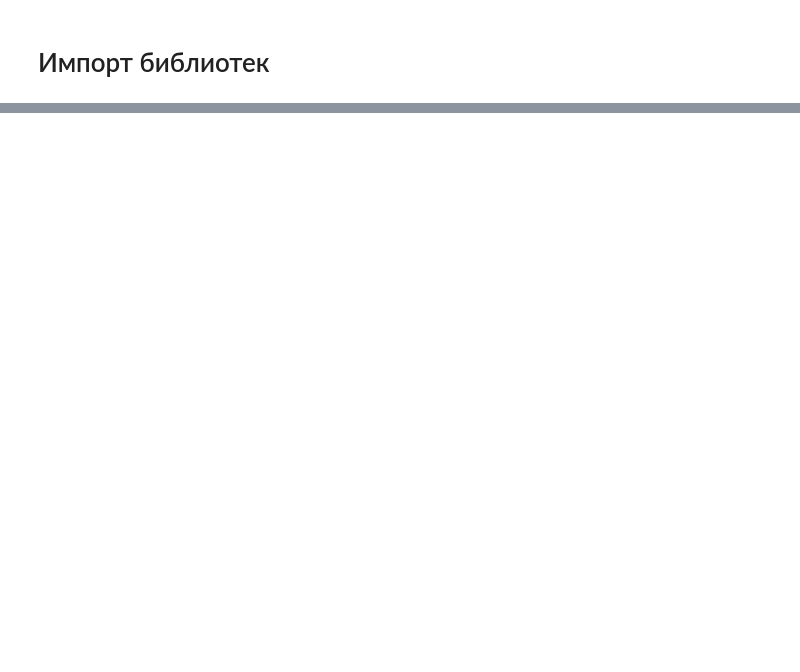
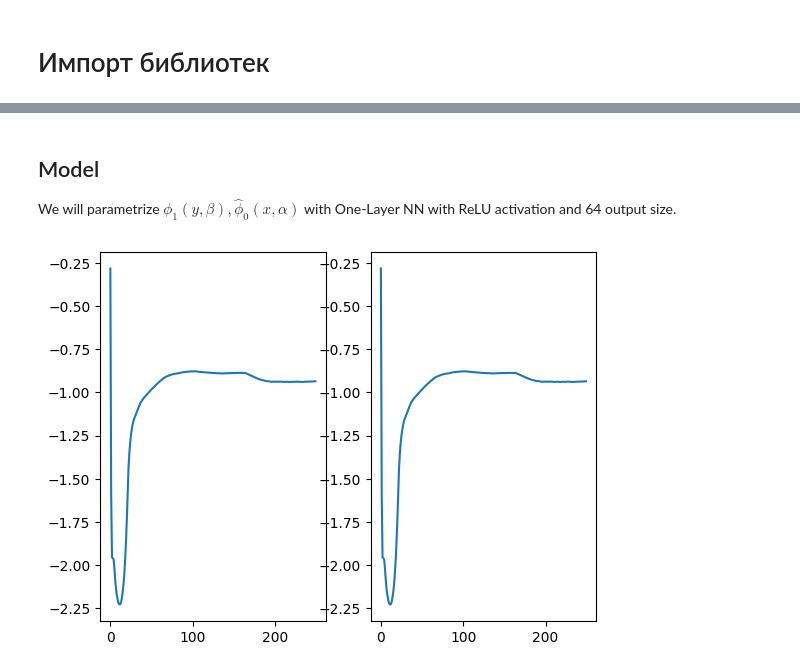
Before and after one commit to gregkseno/masters-thesis, a Jupyter notebook: code/main.ipynb, the cells around one changed output, grey strips where cells are left out. Drawn from its saved outputs; the diff is of its cells as text; code cells hidden in the pictures; blank space fills up the shorter version.

```diff
--- a/code/main.ipynb
+++ b/code/main.ipynb
@@ -79,0 +107,3 @@ plt.show()
+# %% [markdown]
+## Model
+We will parametrize $\phi_1(y, \beta), \hat\phi_0(x, \alpha)$ with One-Layer NN with ReLU activation and 64 output size.
@@ -79,0 +141,33 @@ plt.show()
+# %%
+losses = {
+    'forward': [],
+    'backward': []
+}
+
+samples_probs = normal_1.log_prob(norm_1).exp()[:, None]
+
+for i in tqdm(range(EPOCHS)):
+    temp_loss = 0
+    for j in range(INNER_STEP):
+        optimizer_forward.zero_grad()
+        output = phi_0(norm_1)
+        model_log = output.log().mean(dim=0)
+        constraint = (phi_1(y_x.reshape(-1, 1)).reshape(400, -1, 1).mean(dim=0) * output / samples_probs).mean(dim=0)
+
+        loss_forward =  -(model_log - constraint).mean()
+        temp_loss += loss_forward.cpu().detach().numpy()
+        loss_forward.backward()
+        optimizer_forward.step()
+    losses['forward'].append(temp_loss/INNER_STEP)
+
+    temp_loss = 0
+    for j in range(INNER_STEP):
+        optimizer_backward.zero_grad()
+        model_log = phi_1(norm_2).log().mean(dim=0)
+        constraint = (phi_1(y_x.reshape(-1, 1)).reshape(400, -1, 1).mean(dim=0) * phi_0(norm_1) / samples_probs).mean(dim=0)
+
+        loss_backward = -(model_log - constraint).mean()
+        temp_loss += loss_forward.cpu().detach().numpy()
+        loss_backward.backward()
+        optimizer_backward.step()
+    losses['backward'].append(temp_loss/INNER_STEP)
@@ -79,0 +176,8 @@ plt.show()
+# %%
+fig, ax = plt.subplots(1, 2)
+ax[0].plot(losses['forward'])
+ax[1].plot(losses['forward'])
+
+plt.show()
+# %% [output]
+[figure, added]
```
Also changed, not shown: parts of 43 cells of this notebook.
